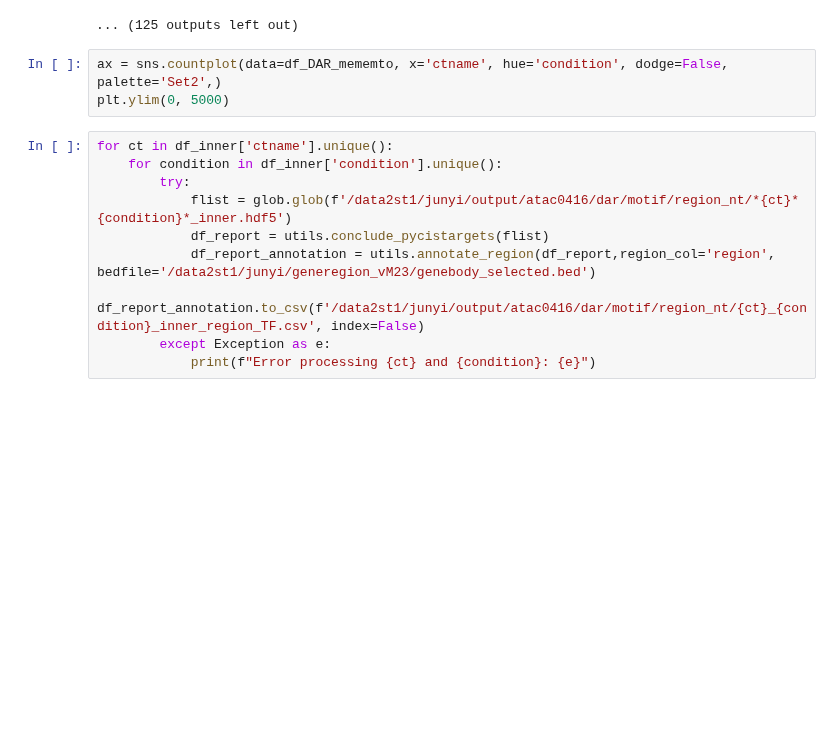
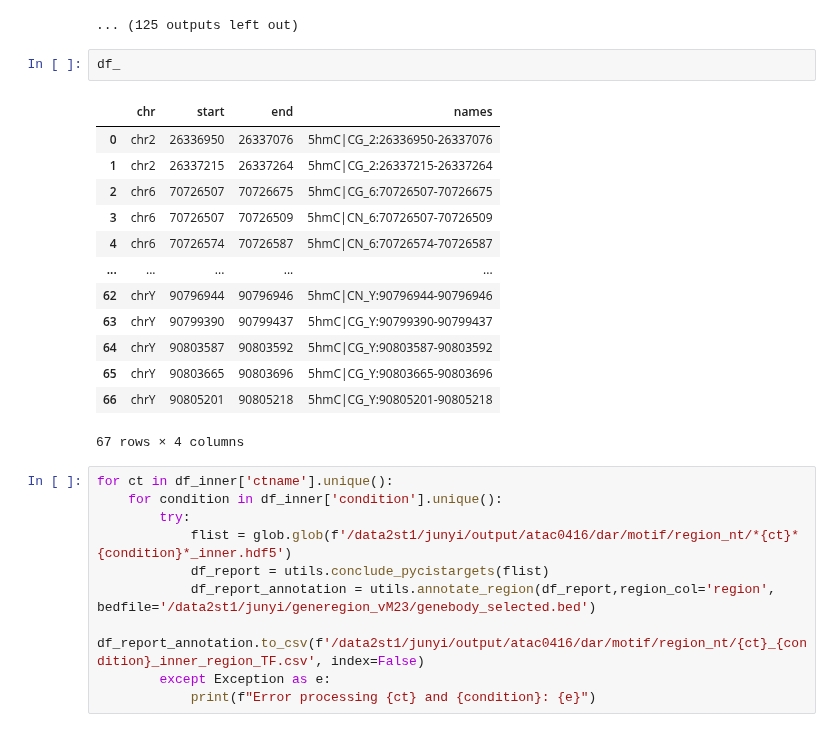
Before and after one commit to juychen/scmmd, a Jupyter notebook: cistarget_dmr.ipynb, the cells around one changed output. Saved outputs shown, nothing was run; the diff lists cells and outputs as text; blank space fills up the shorter version.

```diff
--- a/cistarget_dmr.ipynb
+++ b/cistarget_dmr.ipynb
@@ -113,9 +108,22 @@ ValueError:
 ['pycistarget', 'cistarget', '--cistarget_db_fname', '/data2st1/junyi/scenic/mouse/motif/mm10_screen_v10_clust.regions_vs_motifs.rankings.feather', '--bed_fname', '/data1st2/hannan_25/data/Nanopore_pr ...
 2025-06-24 19:56:50,771 cisTarget    INFO     Reading cisTarget database
 ... (125 outputs left out)
-# %%
-ax = sns.countplot(data=df_DAR_mememto, x='ctname', hue='condition', dodge=False, palette='Set2',)
-plt.ylim(0, 5000)
+# %%
+df_
+# %% [output]
+|  | chr | start | end | names |
+| 0 | chr2 | 26336950 | 26337076 | 5hmC|CG_2:26336950-26337076 |
+| 1 | chr2 | 26337215 | 26337264 | 5hmC|CG_2:26337215-26337264 |
+| 2 | chr6 | 70726507 | 70726675 | 5hmC|CG_6:70726507-70726675 |
+| 3 | chr6 | 70726507 | 70726509 | 5hmC|CN_6:70726507-70726509 |
+| 4 | chr6 | 70726574 | 70726587 | 5hmC|CN_6:70726574-70726587 |
+| ... | ... | ... | ... | ... |
+| 62 | chrY | 90796944 | 90796946 | 5hmC|CN_Y:90796944-90796946 |
+| 63 | chrY | 90799390 | 90799437 | 5hmC|CG_Y:90799390-90799437 |
+| 64 | chrY | 90803587 | 90803592 | 5hmC|CG_Y:90803587-90803592 |
+| 65 | chrY | 90803665 | 90803696 | 5hmC|CG_Y:90803665-90803696 |
+| 66 | chrY | 90805201 | 90805218 | 5hmC|CG_Y:90805201-90805218 |
+67 rows × 4 columns
 # %%
 for ct in df_inner['ctname'].unique():
     for condition in df_inner['condition'].unique():
```
Also changed, not shown: parts of 1 cell of this notebook, 1 other file.
